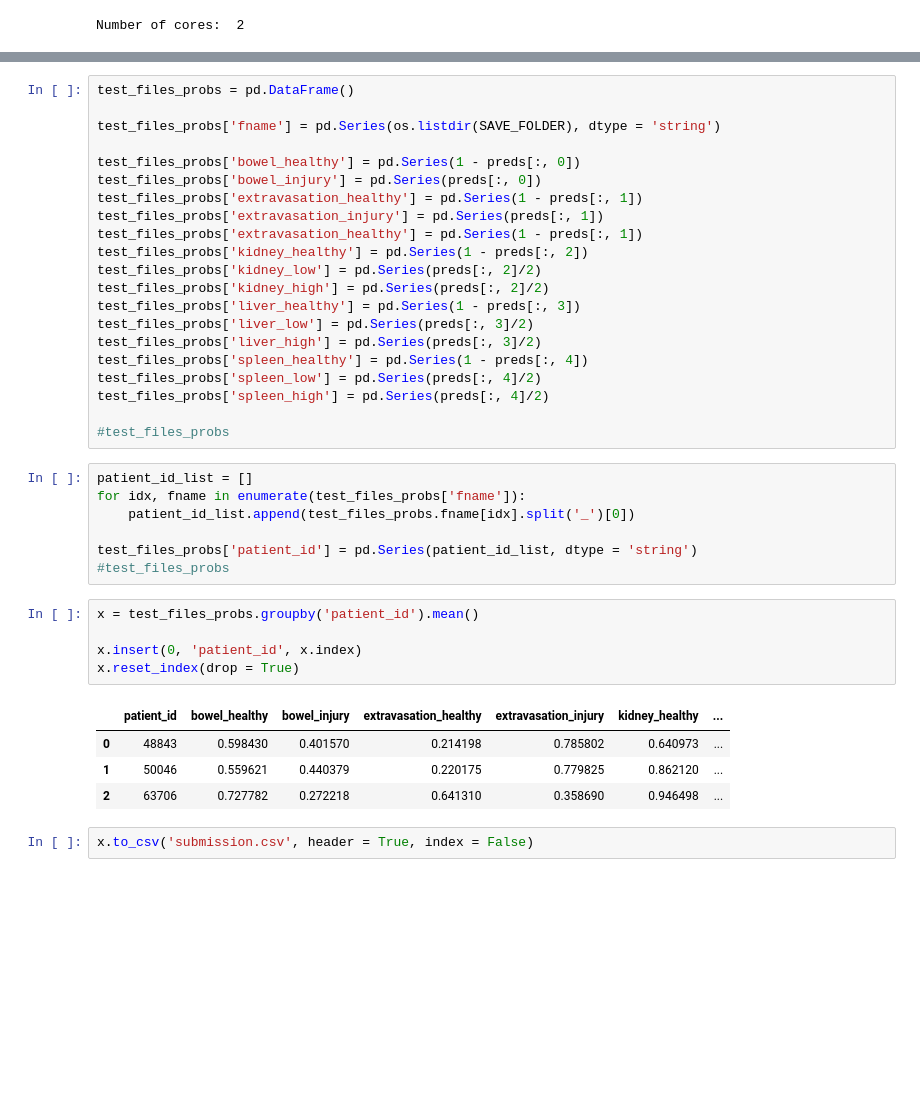
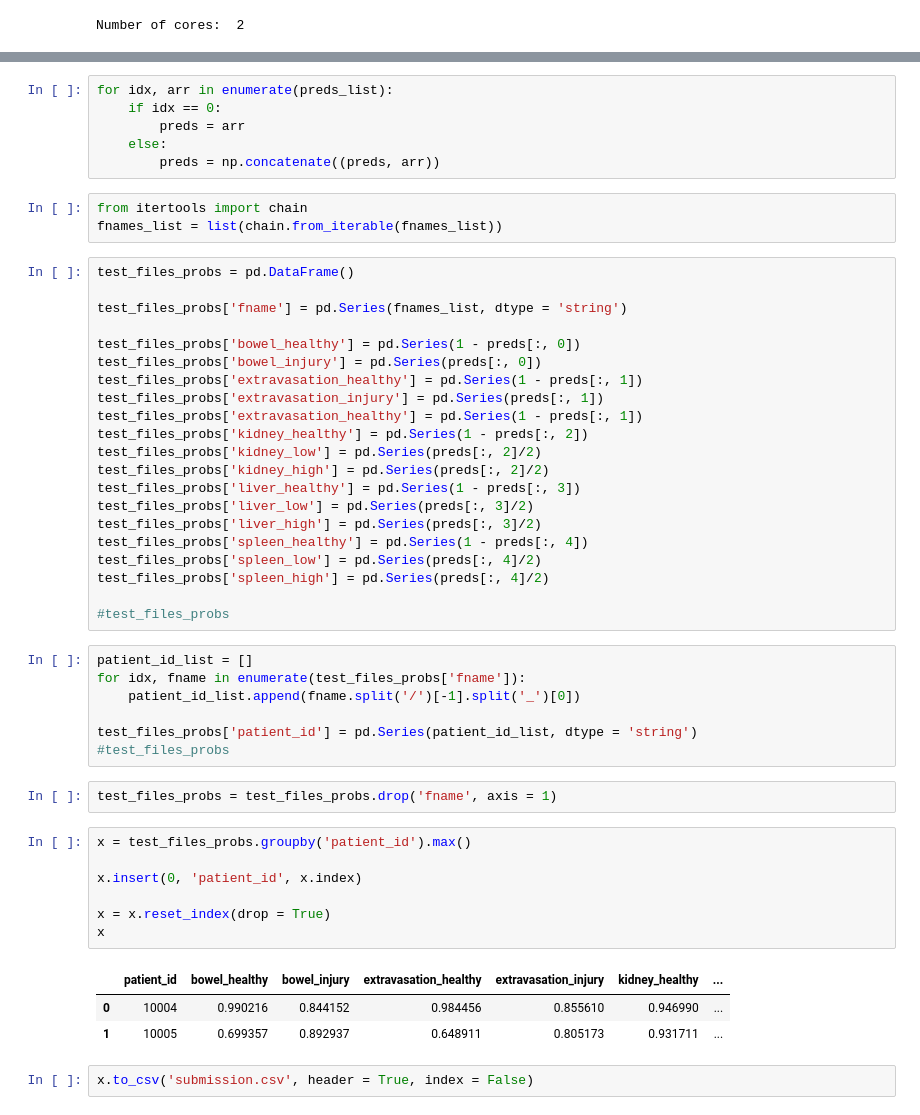
Before and after one commit to pankajpansari/kaggle-rsna2023-atd, a Jupyter notebook: rsna-2023-atd-baseline-1-inference.ipynb, the cells around one changed output, grey strips where cells are left out. Cells and saved outputs as stored; diff of their text form; blank space fills up the shorter version.

```diff
--- a/rsna-2023-atd-baseline-1-inference.ipynb
+++ b/rsna-2023-atd-baseline-1-inference.ipynb
@@ -71,7 +92,16 @@ preds = new_learn.get_preds(dl = test_dl)[0].numpy()
+# %%
+for idx, arr in enumerate(preds_list):
+    if idx == 0:
+        preds = arr
+    else:
+        preds = np.concatenate((preds, arr))
+# %%
+from itertools import chain
+fnames_list = list(chain.from_iterable(fnames_list))
 # %%
 test_files_probs = pd.DataFrame()
 
-test_files_probs['fname'] = pd.Series(os.listdir(SAVE_FOLDER), dtype = 'string')
+test_files_probs['fname'] = pd.Series(fnames_list, dtype = 'string')
 
 test_files_probs['bowel_healthy'] = pd.Series(1 - preds[:, 0])
 test_files_probs['bowel_injury'] = pd.Series(preds[:, 0])
@@ -92,19 +122,22 @@ test_files_probs['spleen_high'] = pd.Series(preds[:, 4]/2)
 # %%
 patient_id_list = []
 for idx, fname in enumerate(test_files_probs['fname']):
-    patient_id_list.append(test_files_probs.fname[idx].split('_')[0])
+    patient_id_list.append(fname.split('/')[-1].split('_')[0])
 
 test_files_probs['patient_id'] = pd.Series(patient_id_list, dtype = 'string')
 #test_files_probs
+# %%
+test_files_probs = test_files_probs.drop('fname', axis = 1)
 # %%
-x = test_files_probs.groupby('patient_id').mean()
+x = test_files_probs.groupby('patient_id').max()
 
 x.insert(0, 'patient_id', x.index)
-x.reset_index(drop = True)
+
+x = x.reset_index(drop = True)
+x
 # %% [output]
 |  | patient_id | bowel_healthy | bowel_injury | extravasation_healthy | extravasation_injury | kidney_healthy | ... |
-| 0 | 48843 | 0.598430 | 0.401570 | 0.214198 | 0.785802 | 0.640973 | ... |
-| 1 | 50046 | 0.559621 | 0.440379 | 0.220175 | 0.779825 | 0.862120 | ... |
-| 2 | 63706 | 0.727782 | 0.272218 | 0.641310 | 0.358690 | 0.946498 | ... |
+| 0 | 10004 | 0.990216 | 0.844152 | 0.984456 | 0.855610 | 0.946990 | ... |
+| 1 | 10005 | 0.699357 | 0.892937 | 0.648911 | 0.805173 | 0.931711 | ... |
 # %%
 x.to_csv('submission.csv', header = True, index = False)
```
Also changed, not shown: parts of 4 cells of this notebook.
